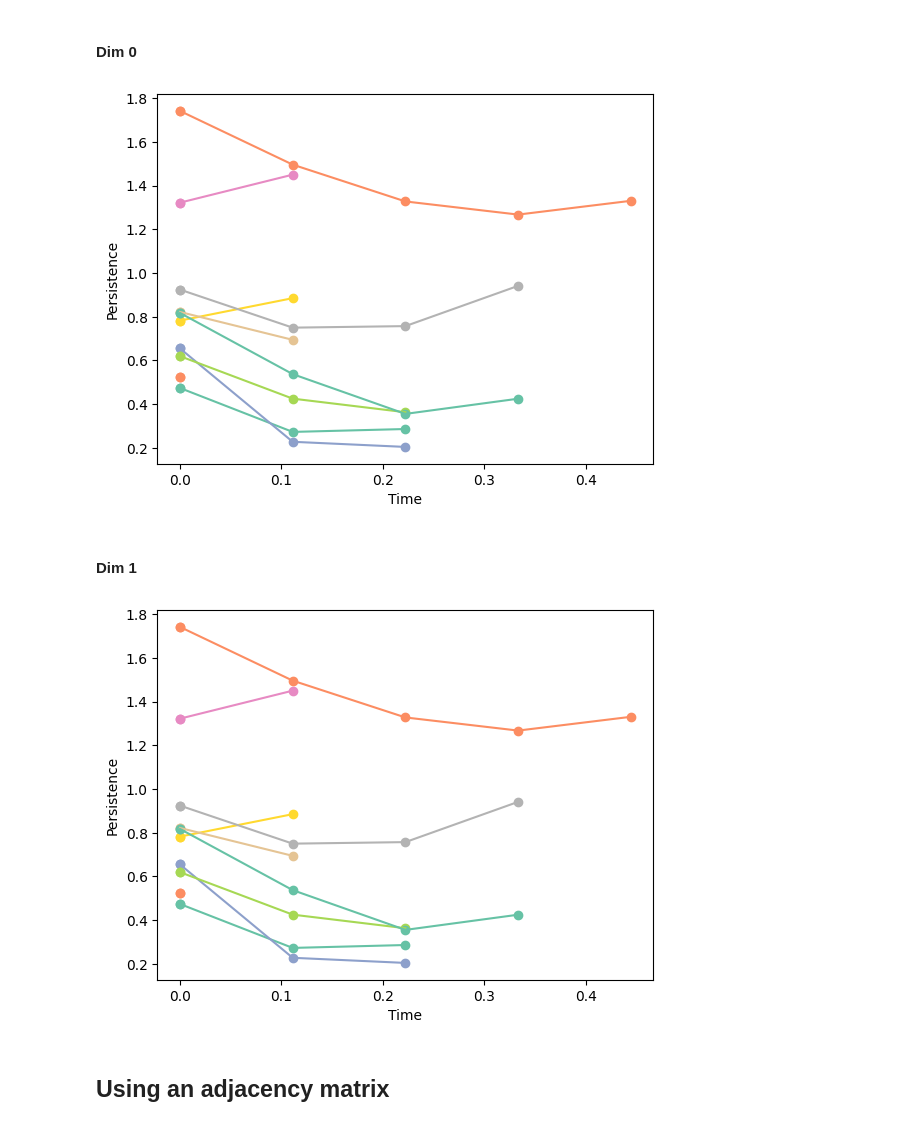
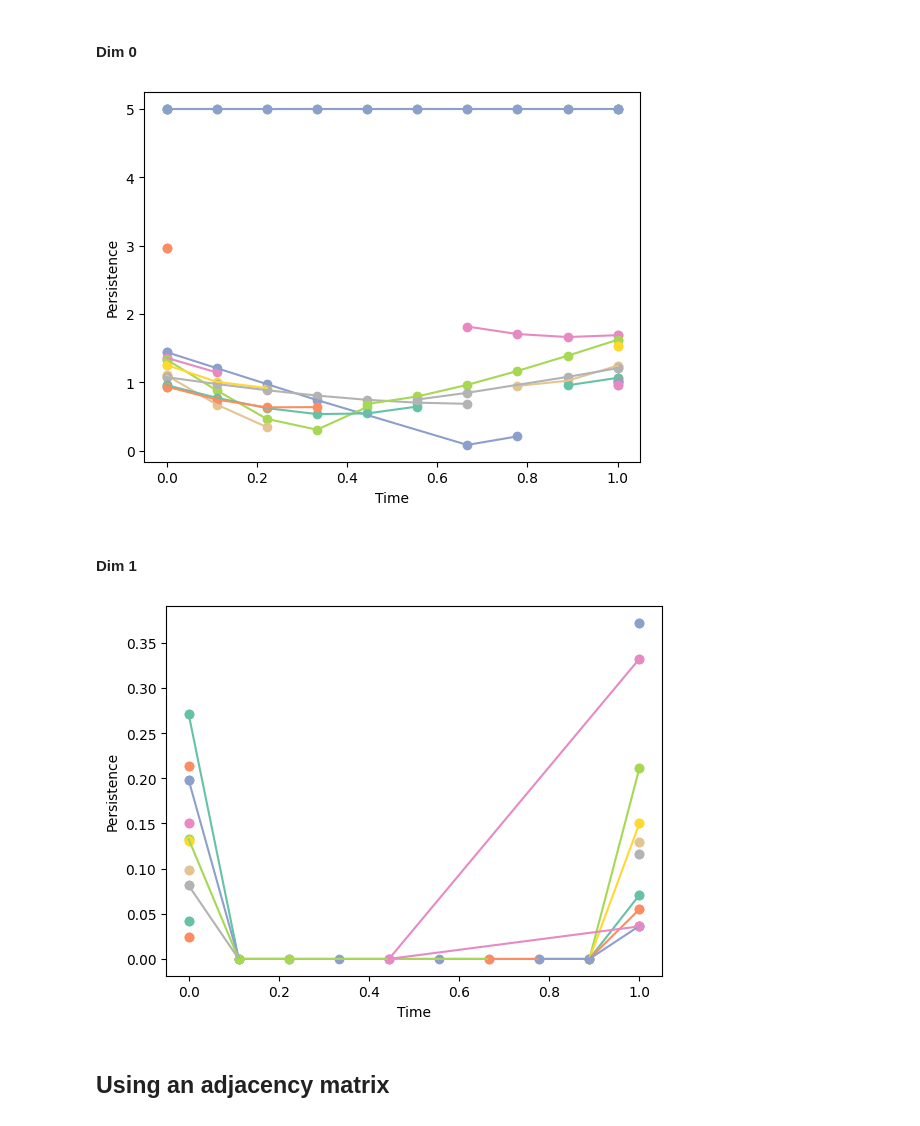
Before and after one commit to KrishnaswamyLab/PECAN, a Jupyter notebook: notebooks/2.0-edb-vineyards_oineus.ipynb, the cells around one changed output. Cells and saved outputs as stored; diff of their text form; code cells hidden in the pictures.

Commit message:
vineyards notebooks

```diff
--- a/notebooks/2.0-edb-vineyards_oineus.ipynb
+++ b/notebooks/2.0-edb-vineyards_oineus.ipynb
@@ -32,12 +37,24 @@ Computing T1
 # %% [markdown]
 ### Selecting which simplices to track
 # %%
+NAN_VAL = 5
 ### Getting the simplices with highest persistence at time 0
 
 t0_dict = {k:v[0] for k,v in vineyards_dict.items() if v[0][1] is not None} # Persistence diagram at t=0
+for k in t0_dict.keys():
+    if np.isinf(t0_dict[k][2]):
+        t0_dict[k][:2] + (NAN_VAL,) + (t0_dict[k][-1],)
 
-persistence_t0_dim0 = { k: v[1]-v[0] for k,v in t0_dict.items() if v[-1] == 0  }
-persistence_t0_dim1 = { k: v[1]-v[0] for k,v in t0_dict.items() if v[-1] == 1 }
+t1_dict = {k:v[-1] for k,v in vineyards_dict.items() if v[-1][1] is not None} # Persistence diagram at t=0
+for k in t1_dict.keys():
+    if np.isinf(t1_dict[k][2]):
+        t1_dict[k][:2] + (NAN_VAL,) + (t1_dict[k][-1],)
+
+persistence_t0_dim0 = { k: v[2]-v[1] for k,v in t0_dict.items() if v[-1] == 0  }
+persistence_t0_dim1 = { k: v[2]-v[1] for k,v in t0_dict.items() if v[-1] == 1 }
+
+persistence_t1_dim0 = { k: v[2]-v[1] for k,v in t1_dict.items() if v[-1] == 0  }
+persistence_t1_dim1 = { k: v[2]-v[1] for k,v in t1_dict.items() if v[-1] == 1 }
 
 ## SHow the 10 first simplices with highest persistence
 sorted_dim0 = sorted(persistence_t0_dim0.items(), key=lambda item: item[1], reverse=True)
@@ -45,6 +62,11 @@ sorted_dim1 = sorted(persistence_t0_dim1.items(), key=lambda item: item[1], reve
 best_names_dim0 = [x[0] for x in sorted_dim0[:10]]
 best_names_dim1 = [x[0] for x in sorted_dim1[:10]]
 
+sorted_dim0_t1 = sorted(persistence_t1_dim0.items(), key=lambda item: item[1], reverse=True)
+sorted_dim1_t1 = sorted(persistence_t1_dim1.items(), key=lambda item: item[1], reverse=True)
+best_names_dim0_t1 = [x[0] for x in sorted_dim0_t1[:10]]
+best_names_dim1_t1 = [x[0] for x in sorted_dim1_t1[:10]]
+
 print("Highest persistence simplices for dim 0")
 print(best_names_dim0)
 print("Highest persistence simplices for dim 1")
@@ -57,7 +79,7 @@ Highest persistence simplices for dim 1
 # %% [markdown]
 ### Printing
 # %%
-color_dict = sns.color_palette("Set2", 10)
+color_dict = sns.color_palette("Set2", 20)
 
 from matplotlib.patches import Patch
 from matplotlib.lines import Line2D
@@ -106,15 +128,15 @@ def plot_vineyards(simplex_id, base_dict, color_dict, max_value = 5, dim_p = 0):
 # %% [markdown]
 #### Dim 0
 # %%
-plot_vineyards(best_names_dim0,vineyards_dict, color_dict=color_dict, dim_p = 0)
+plot_vineyards(best_names_dim0 + best_names_dim0_t1,vineyards_dict, color_dict=color_dict, dim_p = 0)
 # %% [output]
-[figure, old version]
+[figure, new version]
 # %% [markdown]
 #### Dim 1
 # %%
-plot_vineyards(best_names_dim0,vineyards_dict, color_dict=color_dict, dim_p = 0)
+plot_vineyards( best_names_dim1 + best_names_dim1_t1 ,vineyards_dict, color_dict=color_dict, dim_p = 1)
 # %% [output]
-[figure, old version]
+[figure, new version]
 # %% [markdown]
 ## Using an adjacency matrix
 # %% [markdown]
```
Also changed, not shown: parts of 5 cells of this notebook, 1 other file.
